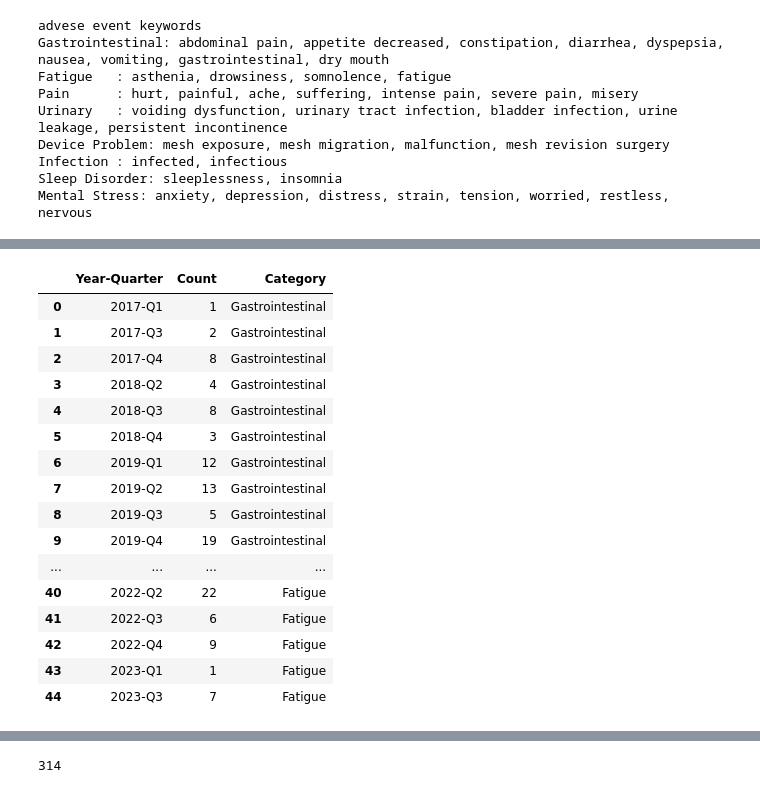
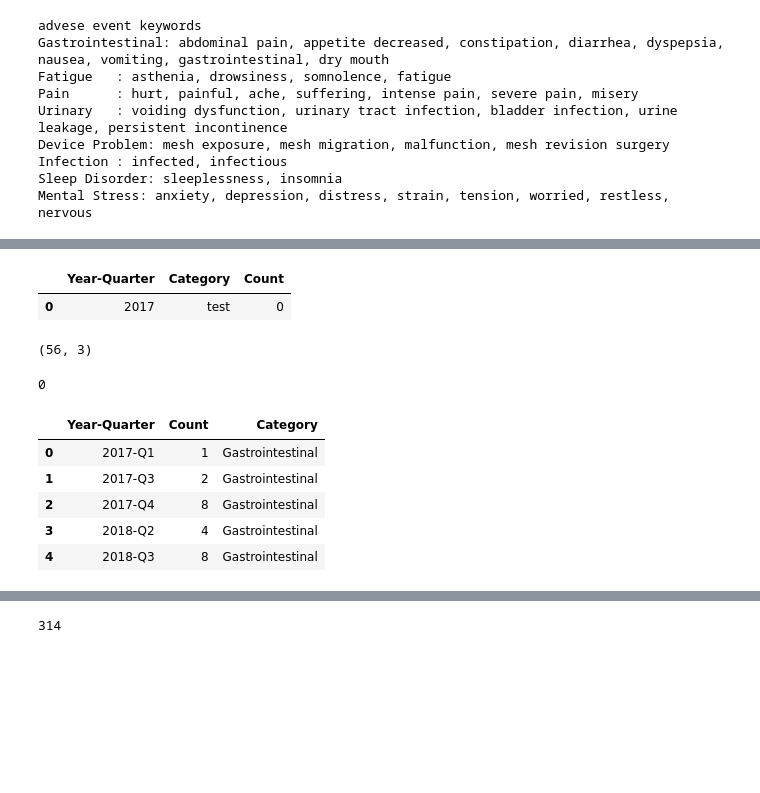
Before and after one commit to KaneZhao/Adverse-Events-in-Female-Stress-Urinary-Incontinence, a Jupyter notebook: EDA.ipynb, the cells around one changed output, grey strips where cells are left out. Saved outputs shown, nothing was run; the diff lists cells and outputs as text; code cells hidden in the pictures; blank space fills up the shorter version.

```diff
--- a/EDA.ipynb
+++ b/EDA.ipynb
@@ -680,0 +672,5 @@ final_results = pd.concat(results, ignore_index=True)
+# %%
+pd.DataFrame({'Year-Quarter': "2017", 'Category': "test", 'Count': 0}, index=[0])
+# %% [output]
+|  | Year-Quarter | Category | Count |
+| 0 | 2017 | test | 0 |
@@ -681,20 +686,17 @@ final_results = pd.concat(results, ignore_index=True)
+# %%
+res.shape
+# %% [output]
+(56, 3)
+# %%
+len(final_results[(final_results["Year-Quarter"] == "2017-Q2") & (final_results["Category"] == "Gastrointestinal")])
+# %% [output]
+0
 # %%
-final_results
+final_results.head()
 # %% [output]
 |  | Year-Quarter | Count | Category |
 | 0 | 2017-Q1 | 1 | Gastrointestinal |
 | 1 | 2017-Q3 | 2 | Gastrointestinal |
 | 2 | 2017-Q4 | 8 | Gastrointestinal |
 | 3 | 2018-Q2 | 4 | Gastrointestinal |
 | 4 | 2018-Q3 | 8 | Gastrointestinal |
-| 5 | 2018-Q4 | 3 | Gastrointestinal |
-| 6 | 2019-Q1 | 12 | Gastrointestinal |
-| 7 | 2019-Q2 | 13 | Gastrointestinal |
-| 8 | 2019-Q3 | 5 | Gastrointestinal |
-| 9 | 2019-Q4 | 19 | Gastrointestinal |
-| ... | ... | ... | ... |
-| 40 | 2022-Q2 | 22 | Fatigue |
-| 41 | 2022-Q3 | 6 | Fatigue |
-| 42 | 2022-Q4 | 9 | Fatigue |
-| 43 | 2023-Q1 | 1 | Fatigue |
-| 44 | 2023-Q3 | 7 | Fatigue |
```
Also changed, not shown: parts of 5 cells of this notebook, 1 other file.
